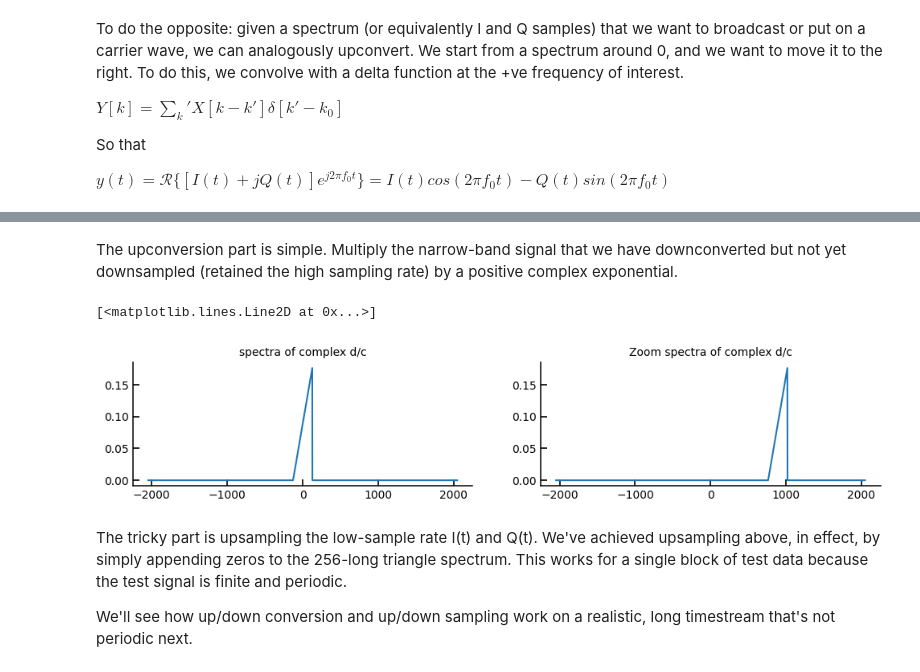
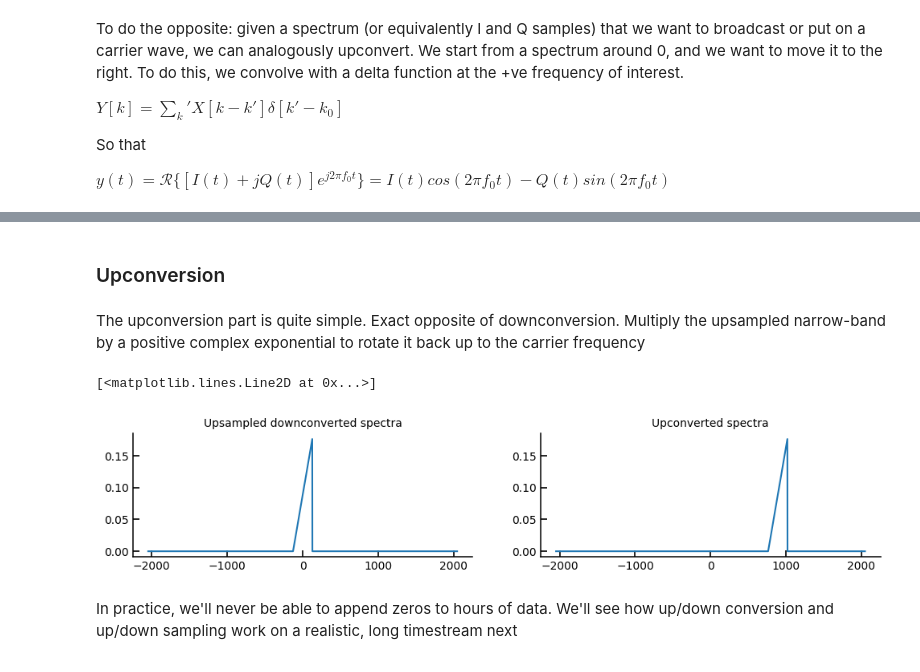
Before and after one commit to Chujo58/CRASIES2026, a Jupyter notebook: signal processing/up-downconversion.ipynb, the cells around one changed output, grey strips where cells are left out. Drawn from its saved outputs; the diff is of its cells as text; code cells hidden in the pictures.

```diff
--- a/signal processing/up-downconversion.ipynb
+++ b/signal processing/up-downconversion.ipynb
@@ -209,0 +253,12 @@ $y(t) = \mathcal{R}\{ [I(t) + j Q(t)] e^{j2\pi f_0 t} \} = I(t)cos(2 \pi f_0 t)
+# %%
+big_spectra= np.zeros(N, dtype='complex128')
+ft = np.fft.fft(x2_rotated_downsampled)
+#+ve go to +ve, -ve go to -ve
+fig=plt.gcf()
+fig.set_size_inches(12,2)
+big_spectra[:Norig//2+1] = 16*ft[:Norig//2+1]
+big_spectra[-Norig//2+1:] = 16*ft[-Norig//2+1:]
+plt.plot(big_spectra.real)
+plt.plot(big_spectra.imag)
+plt.title("Looks familiar? It's just our triangle with lots of zeros")
+x2_rotated_down_up = np.fft.ifft(big_spectra)
@@ -210,20 +281,20 @@ $y(t) = \mathcal{R}\{ [I(t) + j Q(t)] e^{j2\pi f_0 t} \} = I(t)cos(2 \pi f_0 t)
+# %% [markdown]
+### Upconversion
 # %% [markdown]
-The upconversion part is simple. Multiply the narrow-band signal that we have downconverted but not yet downsampled (retained the high sampling rate) by a positive complex exponential.
+The upconversion part is quite simple. Exact opposite of downconversion. Multiply the upsampled narrow-band by a positive complex exponential to rotate it back up to the carrier frequency
 # %%
 new_k0 = 891
-x2_rotated_up = x2_rotated * np.exp(2j*np.pi*np.arange(N)*new_k0/N)
+x2_rotated_up = x2_rotated_down_up * np.exp(2j*np.pi*np.arange(N)*new_k0/N)
 fig=plt.gcf()
 fig.set_size_inches(12,2)
 plt.subplot(121)
-plt.title("spectra of complex d/c")
+plt.title("Upsampled downconverted spectra")
 plt.plot(freqs,np.fft.fftshift(np.abs(np.fft.fft(x2_rotated))))
 plt.subplot(122)
 plt.title("Upconverted spectra")
 plt.plot(freqs,np.fft.fftshift(np.abs(np.fft.fft(x2_rotated_up))))
 # %% [output]
 [<matplotlib.lines.Line2D at 0x...>]
-[figure, old version]
+[figure, new version]
 # %% [markdown]
-The tricky part is upsampling the low-sample rate I(t) and Q(t). We've achieved upsampling above, in effect, by simply appending zeros to the 256-long triangle spectrum. This works for a single block of test data because the test signal is finite and periodic.
-
-We'll see how up/down conversion and up/down sampling work on a realistic, long timestream that's not periodic next.
+In practice, we'll never be able to append zeros to hours of data. We'll see how up/down conversion and up/down sampling work on a realistic, long timestream next
```
Also changed, not shown: parts of 22 cells of this notebook, 2 other files.
